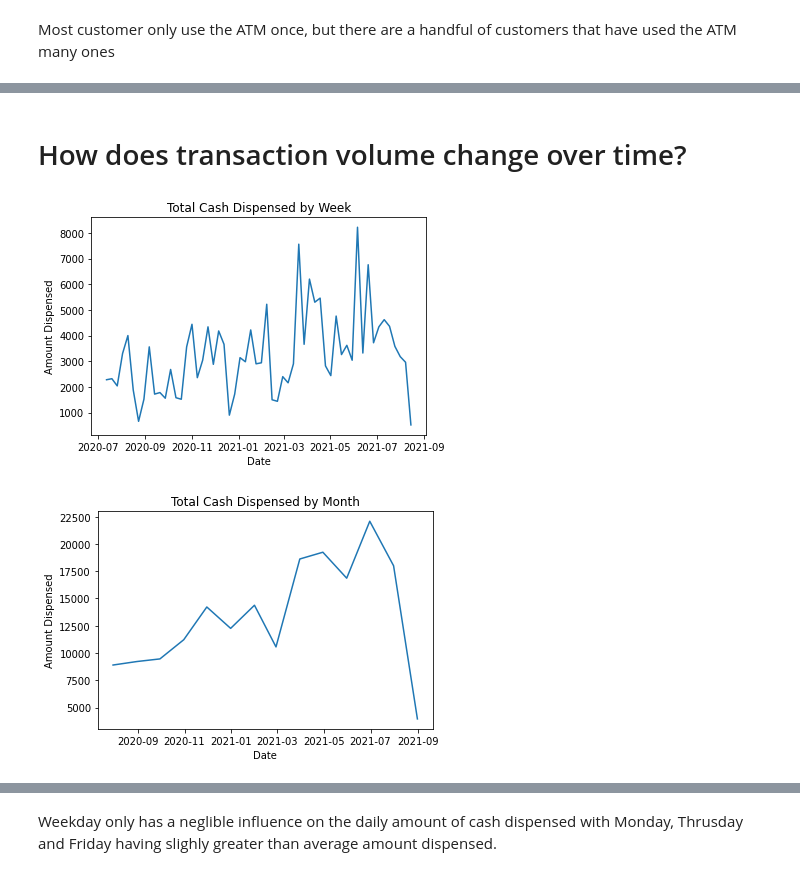
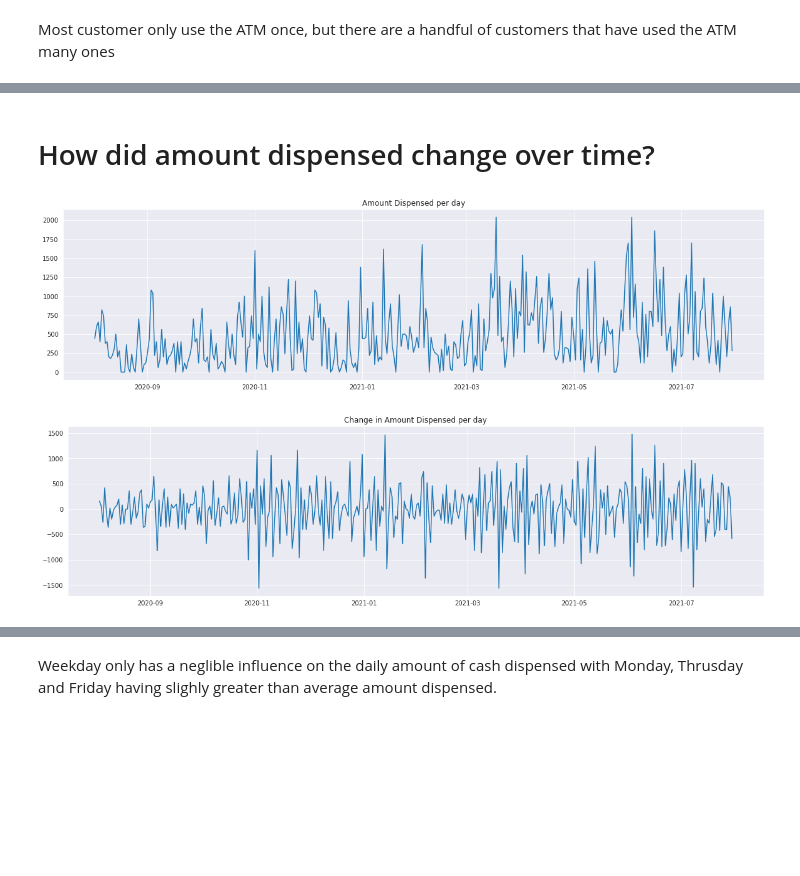
Before and after one commit to parkerburchett/Public-ATM, a Jupyter notebook: Exploratory Data Analysis.ipynb, the cells around one changed output, grey strips where cells are left out. Saved outputs shown, nothing was run; the diff lists cells and outputs as text; code cells hidden in the pictures; blank space fills up the shorter version.

```diff
--- a/Exploratory Data Analysis.ipynb
+++ b/Exploratory Data Analysis.ipynb
@@ -108,20 +92,17 @@ plt.show()
 # %% [markdown]
-# How does transaction volume change over time?
+# How did amount dispensed change over time?
-# %%
-weekly_sum = transaction_df.resample('W').sum() # group by week.
-sns.lineplot(x='Terminal DateTime', y='amount_dispensed', data=weekly_sum)
-plt.title('Total Cash Dispensed by Week')
-plt.ylabel('Amount Dispensed')
-plt.xlabel('Date')
-plt.show()
-# %% [output]
-[figure, removed]
-# %%
-monthly_sum = transaction_df.resample('M').sum()
-sns.lineplot(x='Terminal DateTime', y='amount_dispensed', data=monthly_sum)
-plt.title('Total Cash Dispensed by Month')
-plt.ylabel('Amount Dispensed')
-plt.xlabel('Date')
-plt.show()
-# %% [output]
-[figure, removed]
+# %%
+plt.figure(figsize=(20, 5))
+plt.plot(transaction_df['amount_dispensed'].resample('D').sum()[1:-1]) # clip the first and lat days since they are only part days
+plt.title('Amount Dispensed per day')
+plt.show()
+
+
+plt.figure(figsize=(20, 5))
+daily_difference = (transaction_df['amount_dispensed'].resample('D').sum()[1:-1]).diff()
+plt.plot(daily_difference)
+plt.title('Change in Amount Dispensed per day')
+plt.show()
+# %% [output]
+[figure, added]
+[figure, added]
```
Also changed, not shown: parts of 25 cells of this notebook.
